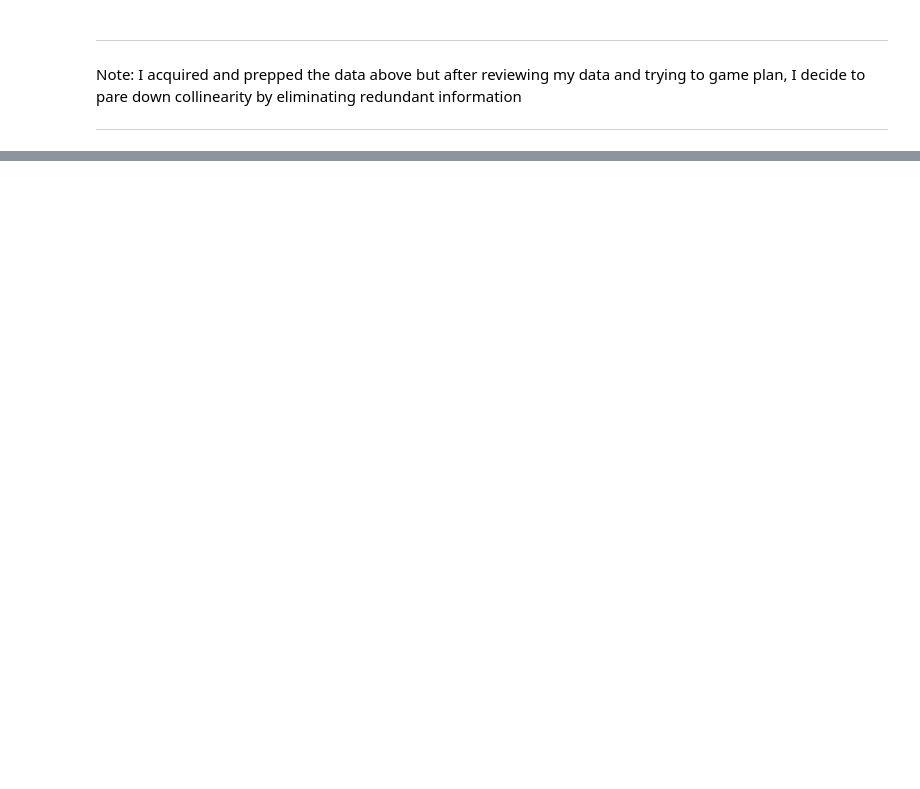
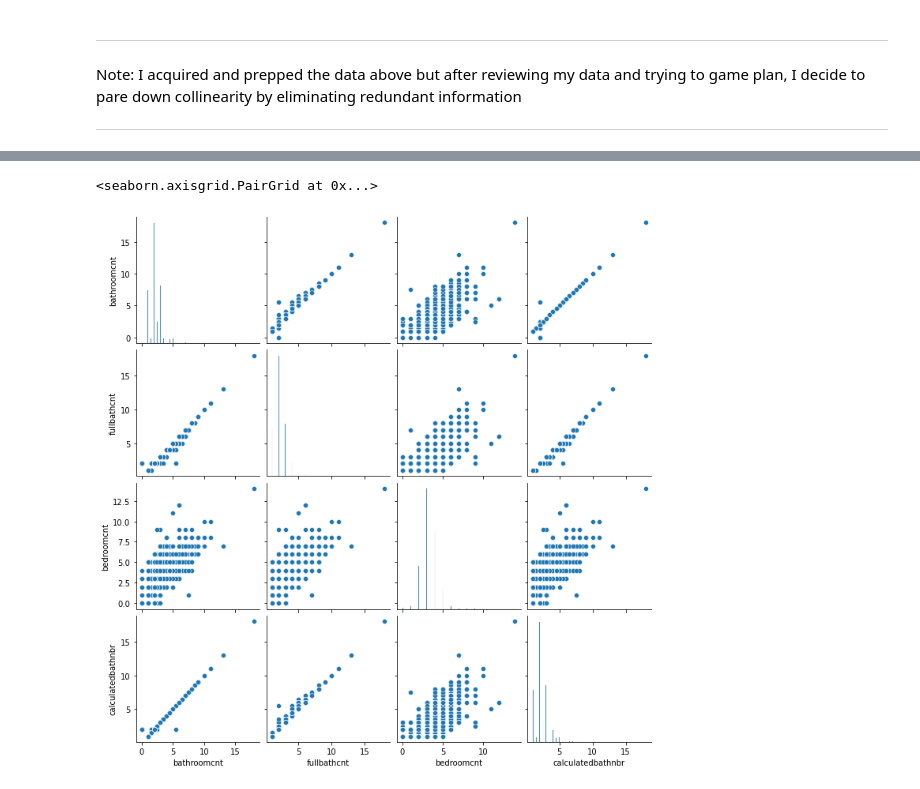
Before and after one commit to albertopuentes/Clustering-Project---Tale-of-Two-Cities, a Jupyter notebook: clustering_notebook.ipynb, the cells around one changed output, grey strips where cells are left out. Cells and saved outputs as stored; diff of their text form; code cells hidden in the pictures; blank space fills up the shorter version.

```diff
--- a/clustering_notebook.ipynb
+++ b/clustering_notebook.ipynb
@@ -325,0 +341,5 @@ sns.scatterplot(data=df2, x=df2.latitude, y=df2.longitude, hue=df2.yearbuilt, si
+# %%
+sns.pairplot(data = train[bath])
+# %% [output]
+<seaborn.axisgrid.PairGrid at 0x...>
+[figure, added]
```
Also changed, not shown: parts of 70 cells of this notebook.
